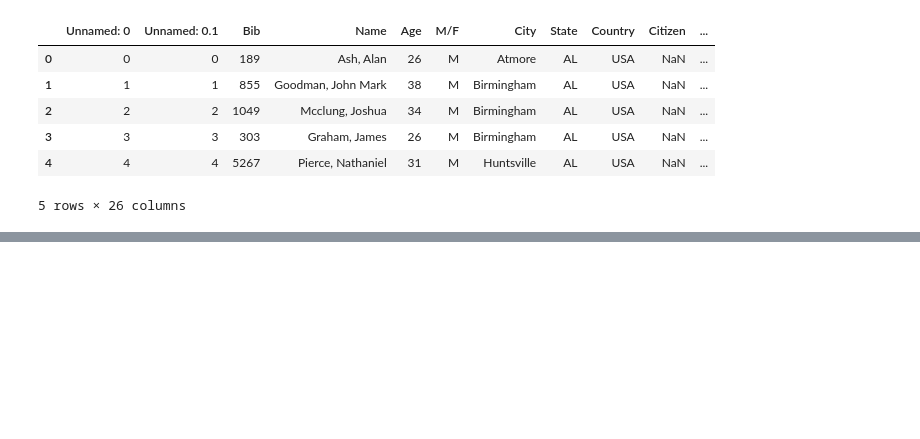
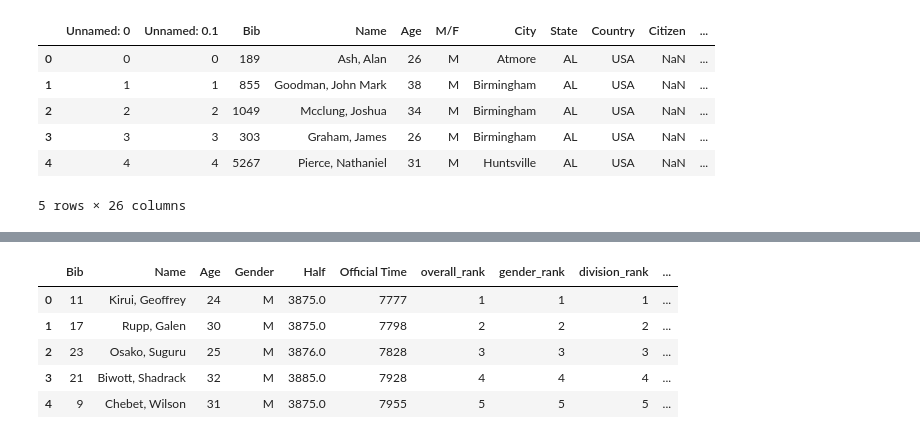
Before and after one commit to maicat11/Project_2-Marathon-Predictor, a Jupyter notebook: DataExploration.ipynb, the cells around one changed output, grey strips where cells are left out. Cells and saved outputs as stored; diff of their text form; code cells hidden in the pictures; blank space fills up the shorter version.

```diff
--- a/DataExploration.ipynb
+++ b/DataExploration.ipynb
@@ -185,0 +130,10 @@ add_weather_data(df18, 2018)
+# %%
+df17 = clean_data(df17, 2017)
+df17.head()
+# %% [output]
+|  | Bib | Name | Age | Gender | Half | Official Time | overall_rank | gender_rank | division_rank | ... |
+| 0 | 11 | Kirui, Geoffrey | 24 | M | 3875.0 | 7777 | 1 | 1 | 1 | ... |
+| 1 | 17 | Rupp, Galen | 30 | M | 3875.0 | 7798 | 2 | 2 | 2 | ... |
+| 2 | 23 | Osako, Suguru | 25 | M | 3876.0 | 7828 | 3 | 3 | 3 | ... |
+| 3 | 21 | Biwott, Shadrack | 32 | M | 3885.0 | 7928 | 4 | 4 | 4 | ... |
+| 4 | 9 | Chebet, Wilson | 31 | M | 3875.0 | 7955 | 5 | 5 | 5 | ... |
```
Also changed, not shown: parts of 12 cells of this notebook, 1 other file.
